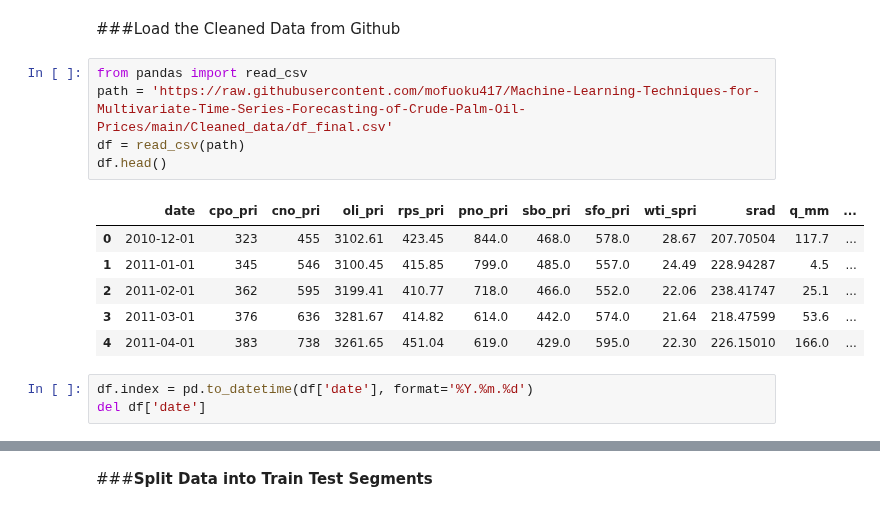
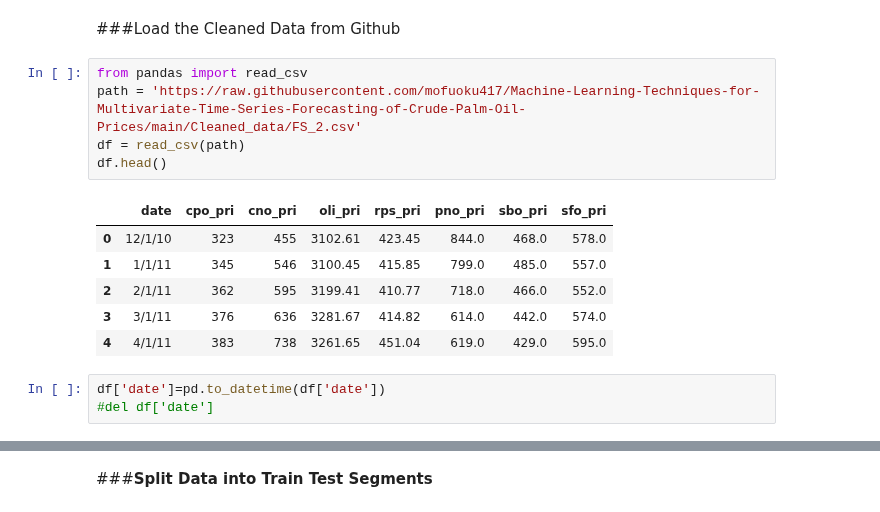
Before and after one commit to mofuoku417/Machine-Learning-Techniques-for-Multivariate-Time-Series-Forecasting-of-Crude-Palm-Oil-Prices, a Jupyter notebook: MV_LSTM.ipynb, the cells around one changed output, grey strips where cells are left out. Saved outputs shown, nothing was run; the diff lists cells and outputs as text.

```diff
--- a/MV_LSTM.ipynb
+++ b/MV_LSTM.ipynb
@@ -57,16 +103,16 @@ def RMSE(y_true, y_pred):
 ###Load the Cleaned Data from Github
 # %%
 from pandas import read_csv
-path = 'https://raw.githubusercontent.com/mofuoku417/Machine-Learning-Techniques-for-Multivariate-Time-Series-Forecasting-of-Crude-Palm-Oil-Prices/main/Cleaned_data/df_final.csv'
+path = 'https://raw.githubusercontent.com/mofuoku417/Machine-Learning-Techniques-for-Multivariate-Time-Series-Forecasting-of-Crude-Palm-Oil-Prices/main/Cleaned_data/FS_2.csv'
 df = read_csv(path)
 df.head()
 # %% [output]
-|  | date | cpo_pri | cno_pri | oli_pri | rps_pri | pno_pri | sbo_pri | sfo_pri | wti_spri | srad | q_mm | ... |
-| 0 | 2010-12-01 | 323 | 455 | 3102.61 | 423.45 | 844.0 | 468.0 | 578.0 | 28.67 | 207.70504 | 117.7 | ... |
-| 1 | 2011-01-01 | 345 | 546 | 3100.45 | 415.85 | 799.0 | 485.0 | 557.0 | 24.49 | 228.94287 | 4.5 | ... |
-| 2 | 2011-02-01 | 362 | 595 | 3199.41 | 410.77 | 718.0 | 466.0 | 552.0 | 22.06 | 238.41747 | 25.1 | ... |
-| 3 | 2011-03-01 | 376 | 636 | 3281.67 | 414.82 | 614.0 | 442.0 | 574.0 | 21.64 | 218.47599 | 53.6 | ... |
-| 4 | 2011-04-01 | 383 | 738 | 3261.65 | 451.04 | 619.0 | 429.0 | 595.0 | 22.30 | 226.15010 | 166.0 | ... |
+|  | date | cpo_pri | cno_pri | oli_pri | rps_pri | pno_pri | sbo_pri | sfo_pri |
+| 0 | 12/1/10 | 323 | 455 | 3102.61 | 423.45 | 844.0 | 468.0 | 578.0 |
+| 1 | 1/1/11 | 345 | 546 | 3100.45 | 415.85 | 799.0 | 485.0 | 557.0 |
+| 2 | 2/1/11 | 362 | 595 | 3199.41 | 410.77 | 718.0 | 466.0 | 552.0 |
+| 3 | 3/1/11 | 376 | 636 | 3281.67 | 414.82 | 614.0 | 442.0 | 574.0 |
+| 4 | 4/1/11 | 383 | 738 | 3261.65 | 451.04 | 619.0 | 429.0 | 595.0 |
 # %%
-df.index = pd.to_datetime(df['date'], format='%Y.%m.%d')
-del df['date']
+df['date']=pd.to_datetime(df['date'])
+#del df['date']
```
Also changed, not shown: parts of 87 cells of this notebook.
